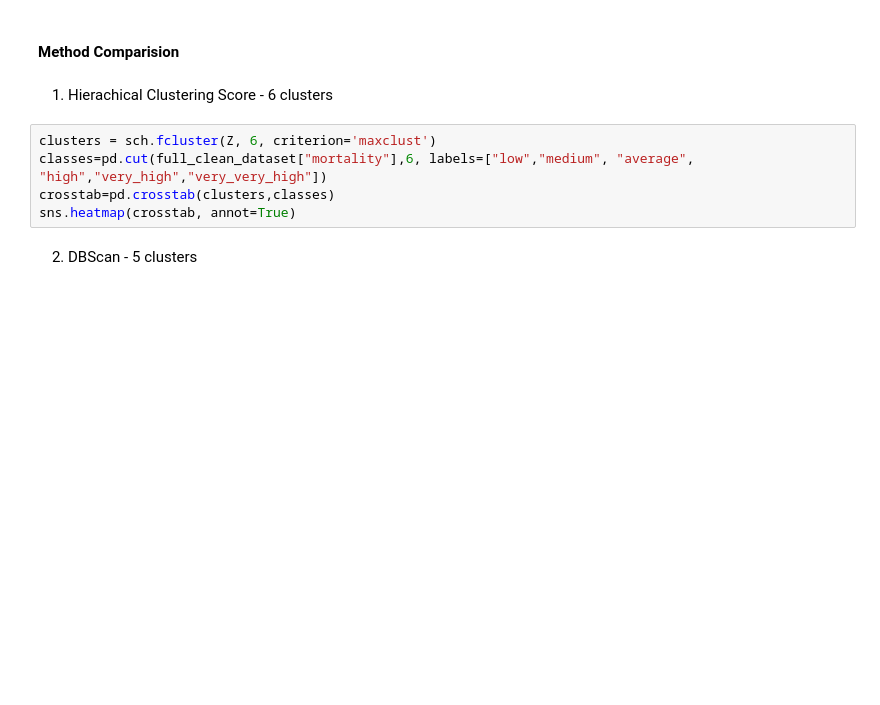
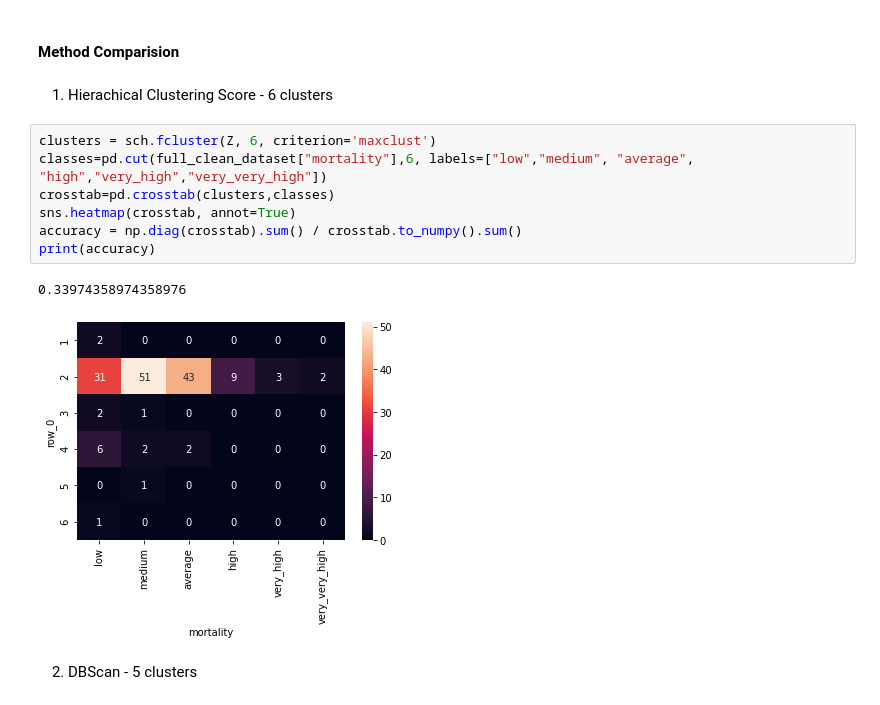
Before and after one commit to DangerousWizardry/ProjetIA, a Jupyter notebook: ProjetIA.ipynb, the cells around one changed output. Saved outputs shown, nothing was run; the diff lists cells and outputs as text; blank space fills up the shorter version.

```diff
--- a/ProjetIA.ipynb
+++ b/ProjetIA.ipynb
@@ -215,8 +298,13 @@ result=km.fit(objects)
 # %%
 clusters = sch.fcluster(Z, 6, criterion='maxclust')
 classes=pd.cut(full_clean_dataset["mortality"],6, labels=["low","medium", "average", "high","very_high","very_very_high"])
 crosstab=pd.crosstab(clusters,classes)
 sns.heatmap(crosstab, annot=True)
+accuracy = np.diag(crosstab).sum() / crosstab.to_numpy().sum()
+print(accuracy)
+# %% [output]
+0.33974358974358976
+[figure, added]
 # %% [markdown]
 2) DBScan - 5 clusters
 # %%
```
Also changed, not shown: parts of 40 cells of this notebook.
